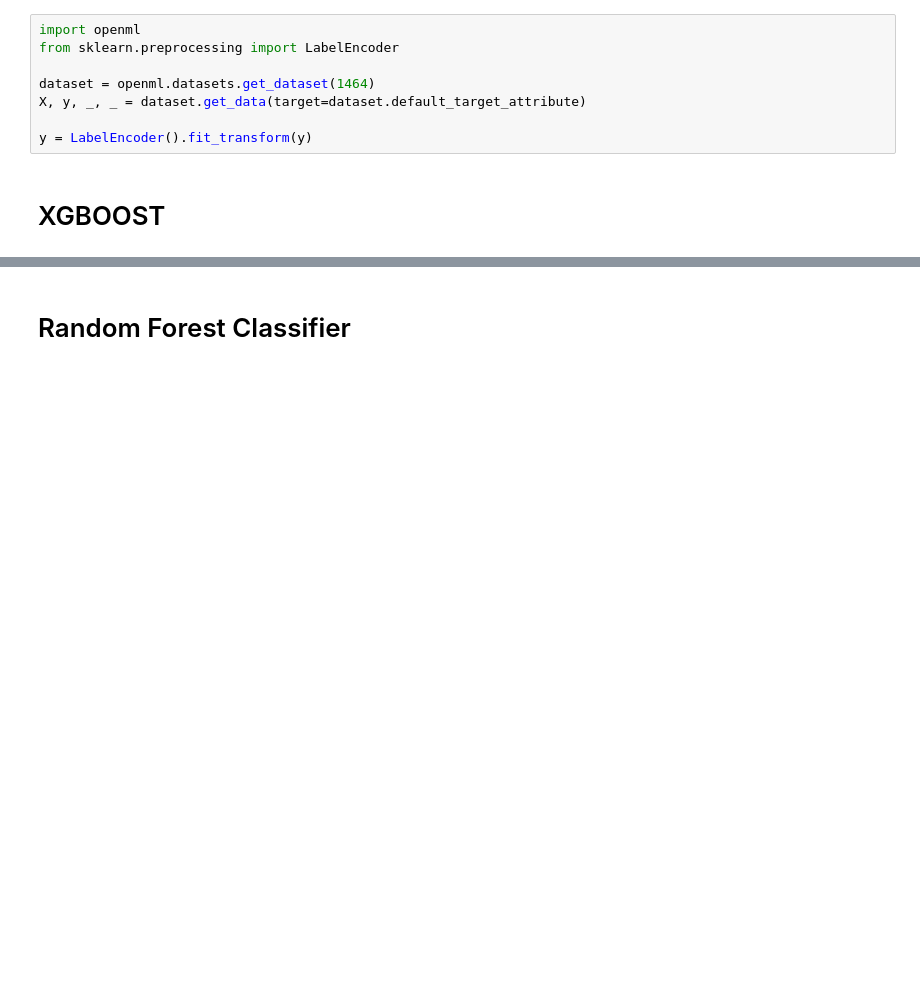
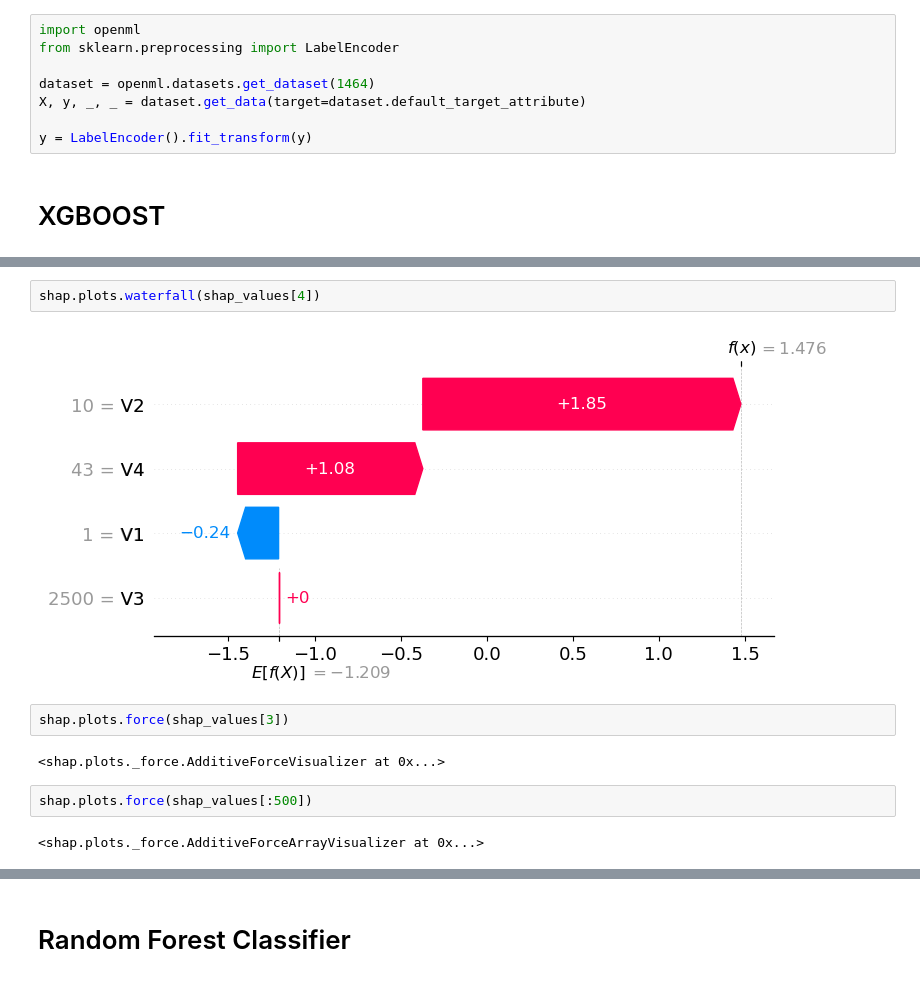
Before and after one commit to kateqwerty001/AutoML-Project2, a Jupyter notebook: examples_xai.ipynb, the cells around one changed output, grey strips where cells are left out. Drawn from its saved outputs; the diff is of its cells as text; blank space fills up the shorter version.

```diff
--- a/examples_xai.ipynb
+++ b/examples_xai.ipynb
@@ -64,0 +76,12 @@ Feature Importance for Class 0 using SHAP
+# %%
+shap.plots.waterfall(shap_values[4])
+# %% [output]
+[figure, added]
+# %%
+shap.plots.force(shap_values[3])
+# %% [output]
+<shap.plots._force.AdditiveForceVisualizer at 0x...>
+# %%
+shap.plots.force(shap_values[:500])
+# %% [output]
+<shap.plots._force.AdditiveForceArrayVisualizer at 0x...>
```
Also changed, not shown: parts of 9 cells of this notebook.
